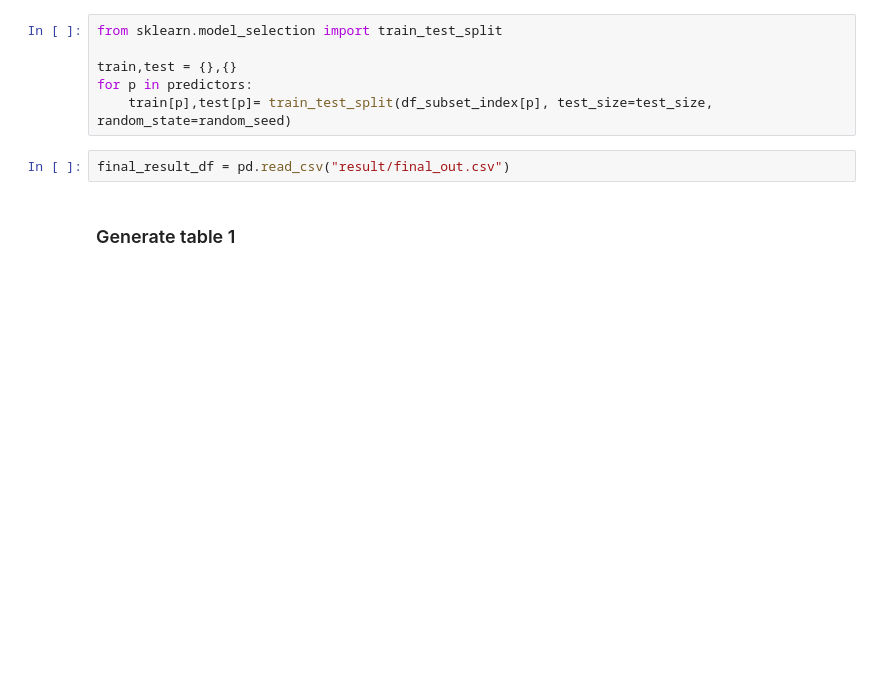
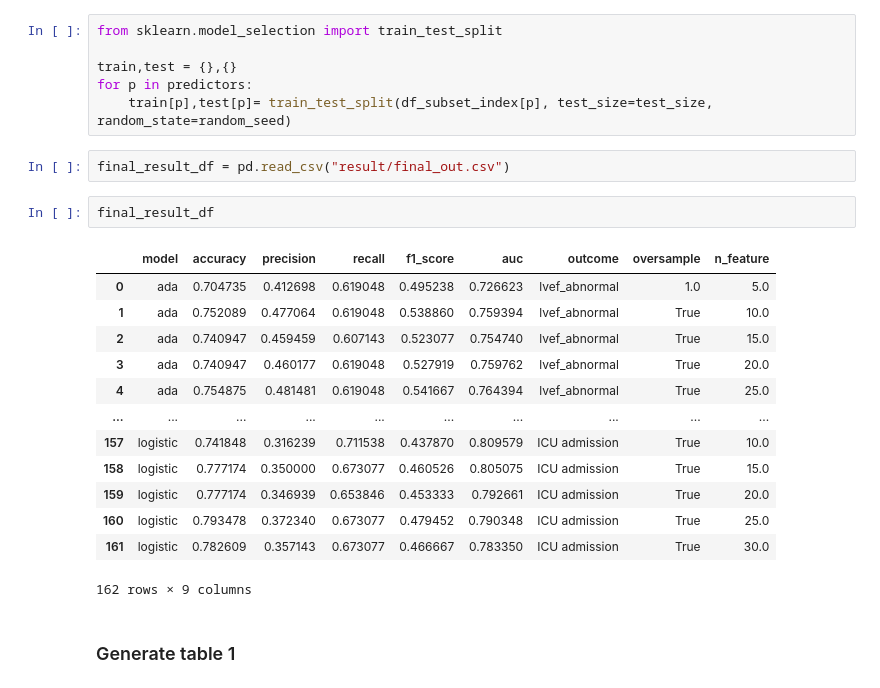
Before and after one commit to harrisonnguyen/stemi_risk_prediction, a Jupyter notebook: figures.ipynb, the cells around one changed output. Cells and saved outputs as stored; diff of their text form; blank space fills up the shorter version.

```diff
--- a/figures.ipynb
+++ b/figures.ipynb
@@ -129,6 +123,22 @@ for p in predictors:
     train[p],test[p]= train_test_split(df_subset_index[p], test_size=test_size, random_state=random_seed)
 # %%
 final_result_df = pd.read_csv("result/final_out.csv")
+# %%
+final_result_df
+# %% [output]
+|  | model | accuracy | precision | recall | f1_score | auc | outcome | oversample | n_feature |
+| 0 | ada | 0.704735 | 0.412698 | 0.619048 | 0.495238 | 0.726623 | lvef_abnormal | 1.0 | 5.0 |
+| 1 | ada | 0.752089 | 0.477064 | 0.619048 | 0.538860 | 0.759394 | lvef_abnormal | True | 10.0 |
+| 2 | ada | 0.740947 | 0.459459 | 0.607143 | 0.523077 | 0.754740 | lvef_abnormal | True | 15.0 |
+| 3 | ada | 0.740947 | 0.460177 | 0.619048 | 0.527919 | 0.759762 | lvef_abnormal | True | 20.0 |
+| 4 | ada | 0.754875 | 0.481481 | 0.619048 | 0.541667 | 0.764394 | lvef_abnormal | True | 25.0 |
+| ... | ... | ... | ... | ... | ... | ... | ... | ... | ... |
+| 157 | logistic | 0.741848 | 0.316239 | 0.711538 | 0.437870 | 0.809579 | ICU admission | True | 10.0 |
+| 158 | logistic | 0.777174 | 0.350000 | 0.673077 | 0.460526 | 0.805075 | ICU admission | True | 15.0 |
+| 159 | logistic | 0.777174 | 0.346939 | 0.653846 | 0.453333 | 0.792661 | ICU admission | True | 20.0 |
+| 160 | logistic | 0.793478 | 0.372340 | 0.673077 | 0.479452 | 0.790348 | ICU admission | True | 25.0 |
+| 161 | logistic | 0.782609 | 0.357143 | 0.673077 | 0.466667 | 0.783350 | ICU admission | True | 30.0 |
+162 rows × 9 columns
 # %% [markdown]
 ### Generate table 1
 # %%
```
Also changed, not shown: parts of 9 cells of this notebook, 8 other files.
